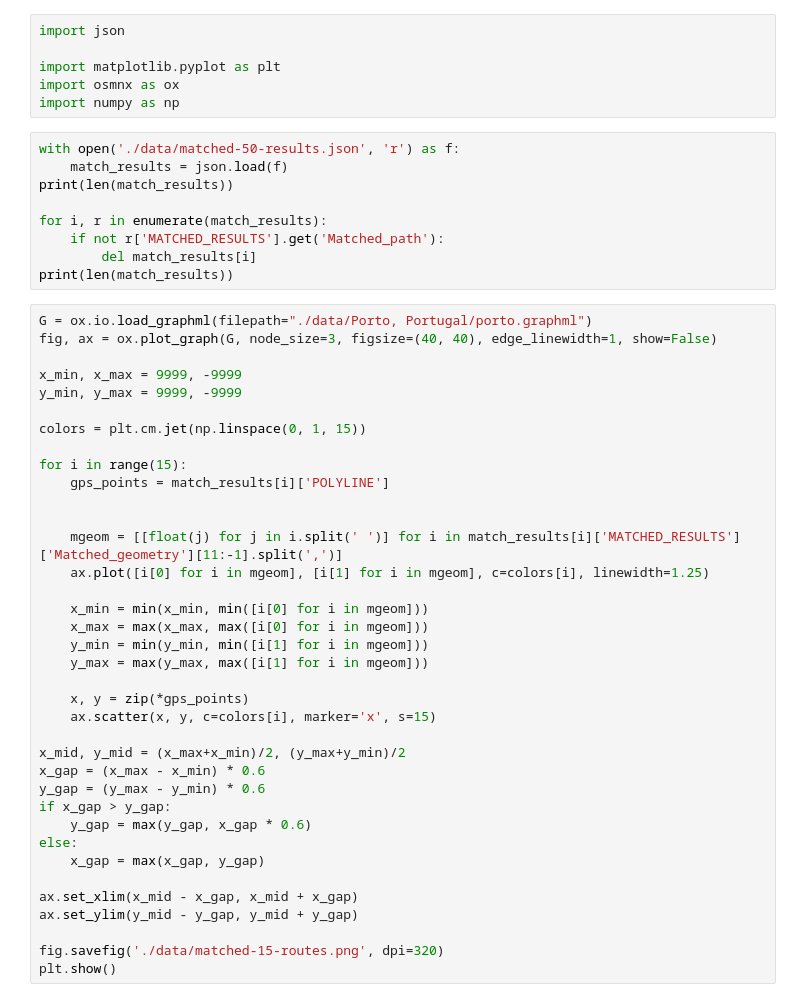
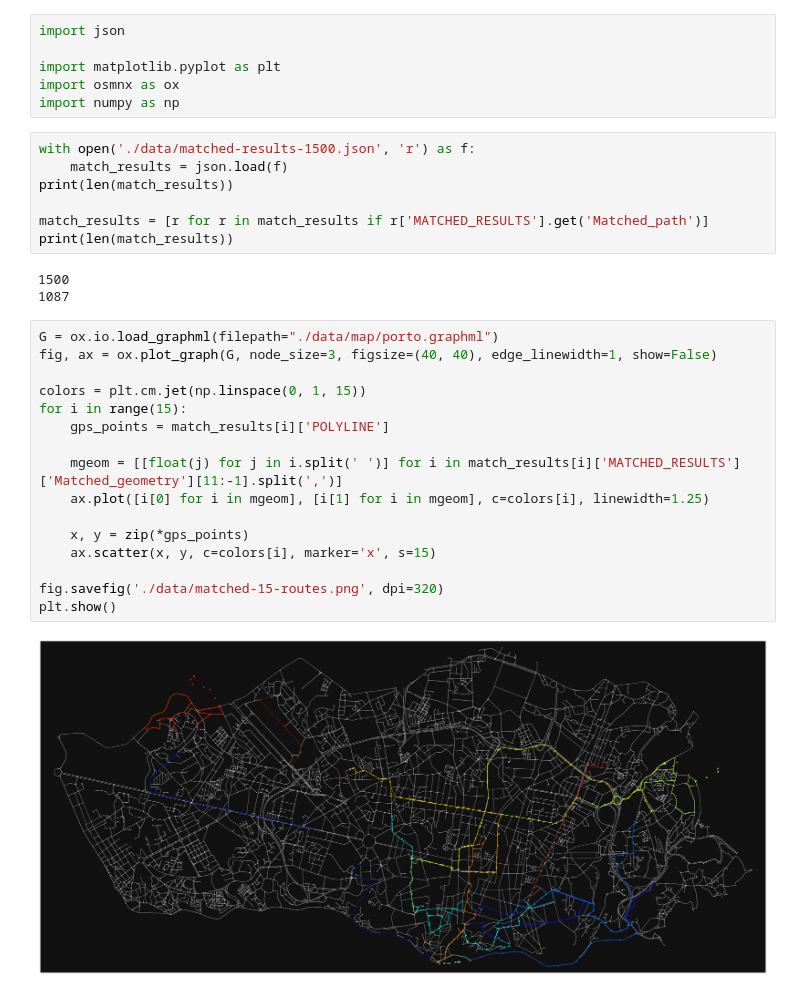
Before and after one commit to Jet-Chen1026/A6128_project2, a Jupyter notebook: task4.ipynb, the cells around one changed output. Drawn from its saved outputs; the diff is of its cells as text.

```diff
--- a/task4.ipynb
+++ b/task4.ipynb
@@ -5,48 +5,30 @@ import matplotlib.pyplot as plt
 import osmnx as ox
 import numpy as np
 # %%
-with open('./data/matched-50-results.json', 'r') as f:
+with open('./data/matched-results-1500.json', 'r') as f:
     match_results = json.load(f)
 print(len(match_results))
 
-for i, r in enumerate(match_results):
-    if not r['MATCHED_RESULTS'].get('Matched_path'):
-        del match_results[i]
+match_results = [r for r in match_results if r['MATCHED_RESULTS'].get('Matched_path')]
 print(len(match_results))
+# %% [output]
+1500
+1087
 # %%
-G = ox.io.load_graphml(filepath="./data/Porto, Portugal/porto.graphml")
+G = ox.io.load_graphml(filepath="./data/map/porto.graphml")
 fig, ax = ox.plot_graph(G, node_size=3, figsize=(40, 40), edge_linewidth=1, show=False)
 
-x_min, x_max = 9999, -9999
-y_min, y_max = 9999, -9999
-
 colors = plt.cm.jet(np.linspace(0, 1, 15))
-
 for i in range(15):
     gps_points = match_results[i]['POLYLINE']
-
 
     mgeom = [[float(j) for j in i.split(' ')] for i in match_results[i]['MATCHED_RESULTS']['Matched_geometry'][11:-1].split(',')]
     ax.plot([i[0] for i in mgeom], [i[1] for i in mgeom], c=colors[i], linewidth=1.25)
 
-    x_min = min(x_min, min([i[0] for i in mgeom]))
-    x_max = max(x_max, max([i[0] for i in mgeom]))
-    y_min = min(y_min, min([i[1] for i in mgeom]))
-    y_max = max(y_max, max([i[1] for i in mgeom]))
-
     x, y = zip(*gps_points)
     ax.scatter(x, y, c=colors[i], marker='x', s=15)
 
-x_mid, y_mid = (x_max+x_min)/2, (y_max+y_min)/2
-x_gap = (x_max - x_min) * 0.6
-y_gap = (y_max - y_min) * 0.6
-if x_gap > y_gap:
-    y_gap = max(y_gap, x_gap * 0.6)
-else:
-    x_gap = max(x_gap, y_gap)
-
-ax.set_xlim(x_mid - x_gap, x_mid + x_gap)
-ax.set_ylim(y_mid - y_gap, y_mid + y_gap)
-
 fig.savefig('./data/matched-15-routes.png', dpi=320)
 plt.show()
+# %% [output]
+[figure, added]
```
Also changed, not shown: 14 other files.
